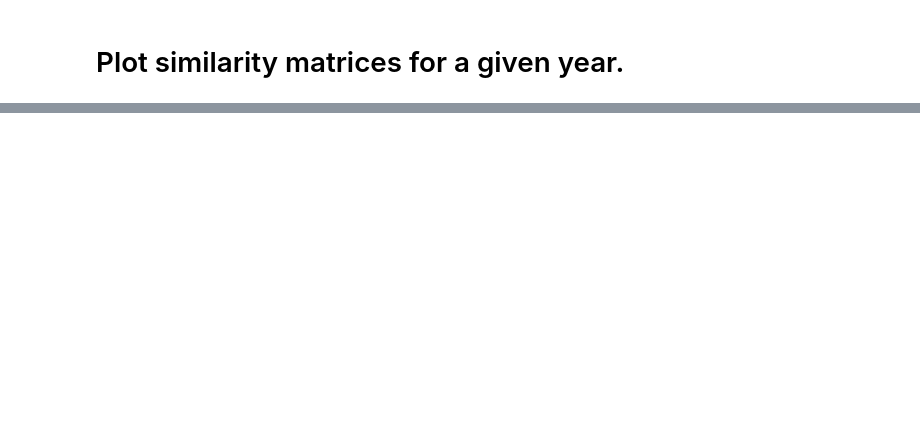
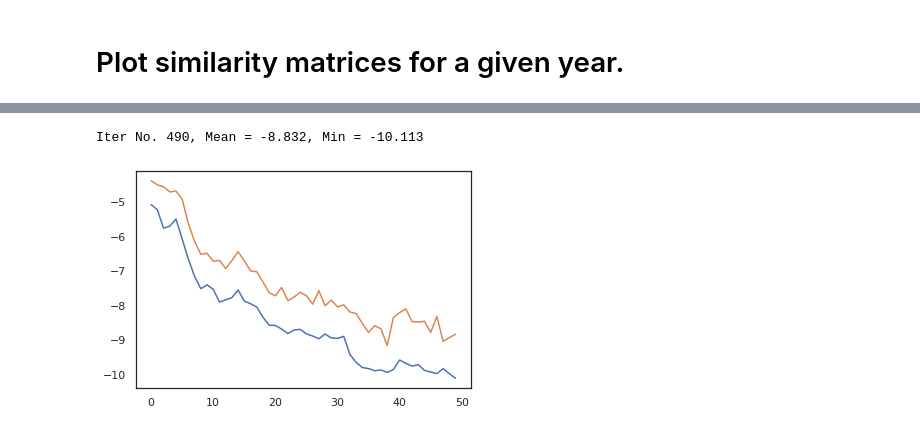
Before and after one commit to doncamilom/1868_SubstancesStudy, a Jupyter notebook: Notebooks/Similarity.ipynb, the cells around one changed output, grey strips where cells are left out. Cells and saved outputs as stored; diff of their text form; code cells hidden in the pictures; blank space fills up the shorter version.

```diff
--- a/Notebooks/Similarity.ipynb
+++ b/Notebooks/Similarity.ipynb
@@ -148,0 +201,30 @@ plot_simMat_yr(1999)#,save='../Data/Results/SM_1867.png')
+# %%
+def symmetrize(S):
+    """Get symmetrized version (P) of matrix S"""
+    diag = np.diag(S)
+    n = S.shape[0]
+    Sum0 = S.sum(axis=0).reshape(-1,1).repeat(n,axis=1)
+    Sum1 = S.sum(axis=1).reshape(1,-1).repeat(n,axis=0)
+    P = np.sqrt(S**2/(Sum0*Sum1))
+    # Set diagonal elements to 0
+    inds = np.arange(0,n)
+    P[inds,inds] = 0
+    return P
+
+def cost(P, order):
+    F = 0
+    i = order.reshape(1,-1)
+    diffs = np.abs(i - i.T) + np.eye(i.shape[1])
+    return -np.sum(P/diffs)
+
+
+
+# Calculate P for calculating cost function
+year=2015
+S = simMat_yr[year - min_yr].copy()
+P = symmetrize(S)
+
+# Set a reference ordering: atomic number
+orderAO = np.arange(P.shape[0])
+
+print(f"Cost using AN order = {cost(P, orderAO):.5f}")
@@ -148,0 +471,8 @@ plot_simMat_yr(1999)#,save='../Data/Results/SM_1867.png')
+# %%
+T , popSize = 0.9,100
+
+breedx = Population(popSize,103,T=T)
+breedx = breedx.evolve(500,mutRate=0.2)
+# %% [output]
+Iter No. 490, Mean = -8.832, Min = -10.113
+[figure, added]
```
Also changed, not shown: parts of 35 cells of this notebook, 15 other files.
